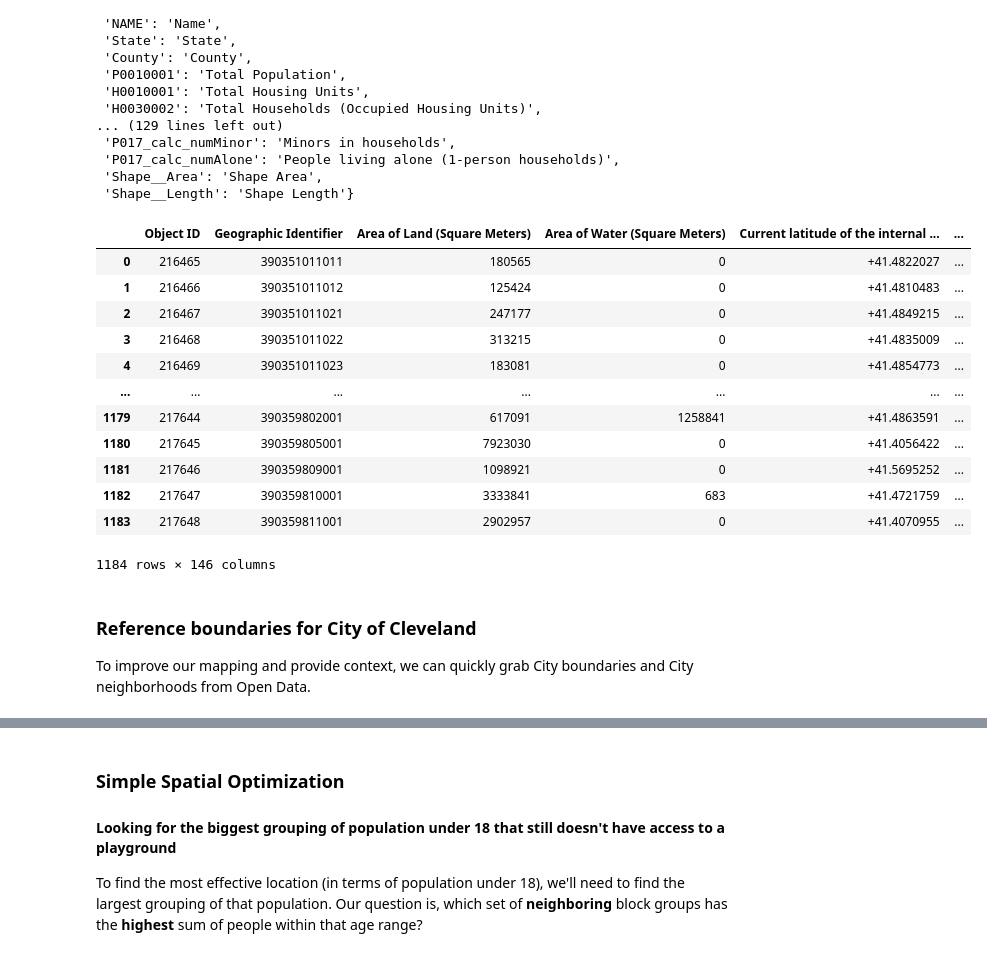
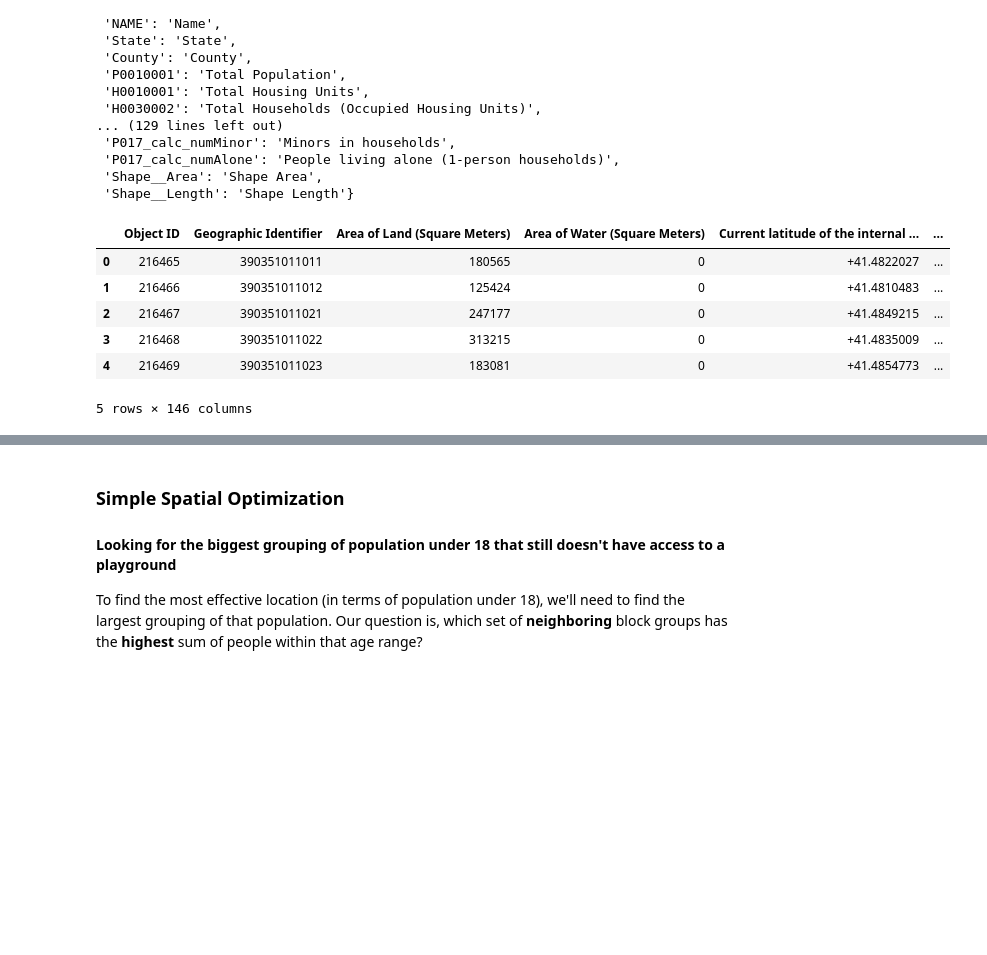
Before and after one commit to City-of-Cleveland/open-data-examples, a Jupyter notebook: 03-Recreation Data- Spatial Access and Optimal Locations.ipynb, the cells around one changed output, grey strips where cells are left out. Saved outputs shown, nothing was run; the diff lists cells and outputs as text; code cells hidden in the pictures; blank space fills up the shorter version.

```diff
--- a/03-Recreation Data- Spatial Access and Optimal Locations.ipynb
+++ b/03-Recreation Data- Spatial Access and Optimal Locations.ipynb
@@ -97,12 +137,10 @@ for idx, lyr in enumerate(census_item.layers): # Cycle through all layers in the
 3 Census Tract
 4 Block Group
 # %%
-# We want the most granular data possible, block groups.
+# We want the most granular data possible, block groups. Select that index
 blockgroup_census = census_item.layers[4]
 # Query the layer block groups in Cuyahoga County
 bg_fs = blockgroup_census.query(where="County = 'Cuyahoga County'", return_all_records=True)
-# Convert to GeoJSON
-bg_gjson = bg_fs.to_geojson
-# Read to GeoDataFrame, project to Ohio North so we have clean reliable measurements
-bg_gdf = gpd.read_file(bg_gjson, driver="GeoJSON", crs="EPSG:3857").set_crs(epsg=3857, allow_override=True).to_crs(epsg=3734)
+# Convert result to a GeoDataFrame
+bg_gdf = cdt.spatial.arcgisquery_to_geodataframe(bg_fs).to_crs(epsg=3734) # Reproject to Ohio North which is epsg 3734
 # %% [markdown]
@@ -135,21 +173,13 @@ field_map
 # %%
 # Rename the columns with the `field_map` dictionary made above
 bg_gdf = bg_gdf.rename(columns=field_map)
-bg_gdf
+bg_gdf.head(5)
+# That is much easier to understand with readable column names instead of codes.
 # %% [output]
 |  | Object ID | Geographic Identifier | Area of Land (Square Meters) | Area of Water (Square Meters) | Current latitude of the internal ... | ... |
 | 0 | 216465 | 390351011011 | 180565 | 0 | +41.4822027 | ... |
 | 1 | 216466 | 390351011012 | 125424 | 0 | +41.4810483 | ... |
 | 2 | 216467 | 390351011021 | 247177 | 0 | +41.4849215 | ... |
 | 3 | 216468 | 390351011022 | 313215 | 0 | +41.4835009 | ... |
 | 4 | 216469 | 390351011023 | 183081 | 0 | +41.4854773 | ... |
-| ... | ... | ... | ... | ... | ... | ... |
-| 1179 | 217644 | 390359802001 | 617091 | 1258841 | +41.4863591 | ... |
-| 1180 | 217645 | 390359805001 | 7923030 | 0 | +41.4056422 | ... |
-| 1181 | 217646 | 390359809001 | 1098921 | 0 | +41.5695252 | ... |
-| 1182 | 217647 | 390359810001 | 3333841 | 683 | +41.4721759 | ... |
-| 1183 | 217648 | 390359811001 | 2902957 | 0 | +41.4070955 | ... |
-1184 rows × 146 columns
+5 rows × 146 columns
-# %% [markdown]
-### Reference boundaries for City of Cleveland
-To improve our mapping and provide context, we can quickly grab City boundaries and City neighborhoods from Open Data.
```
Also changed, not shown: parts of 26 cells of this notebook.
